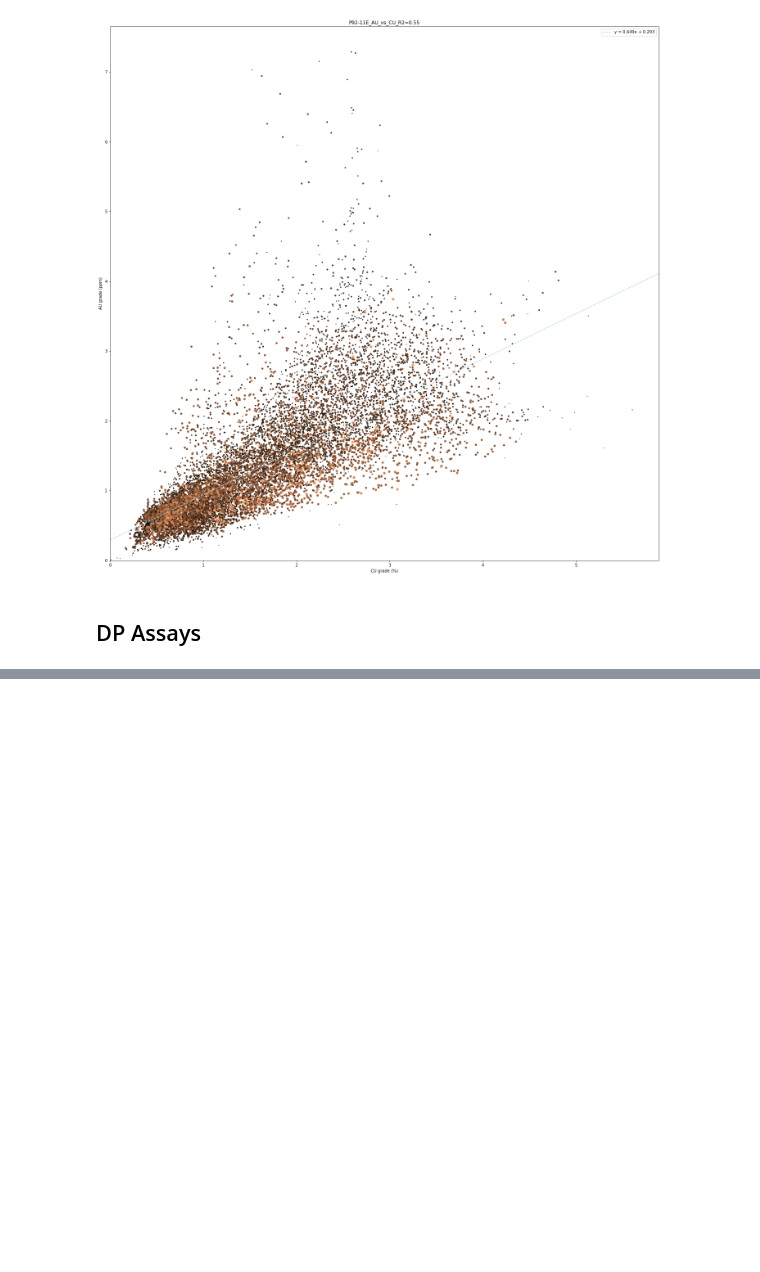
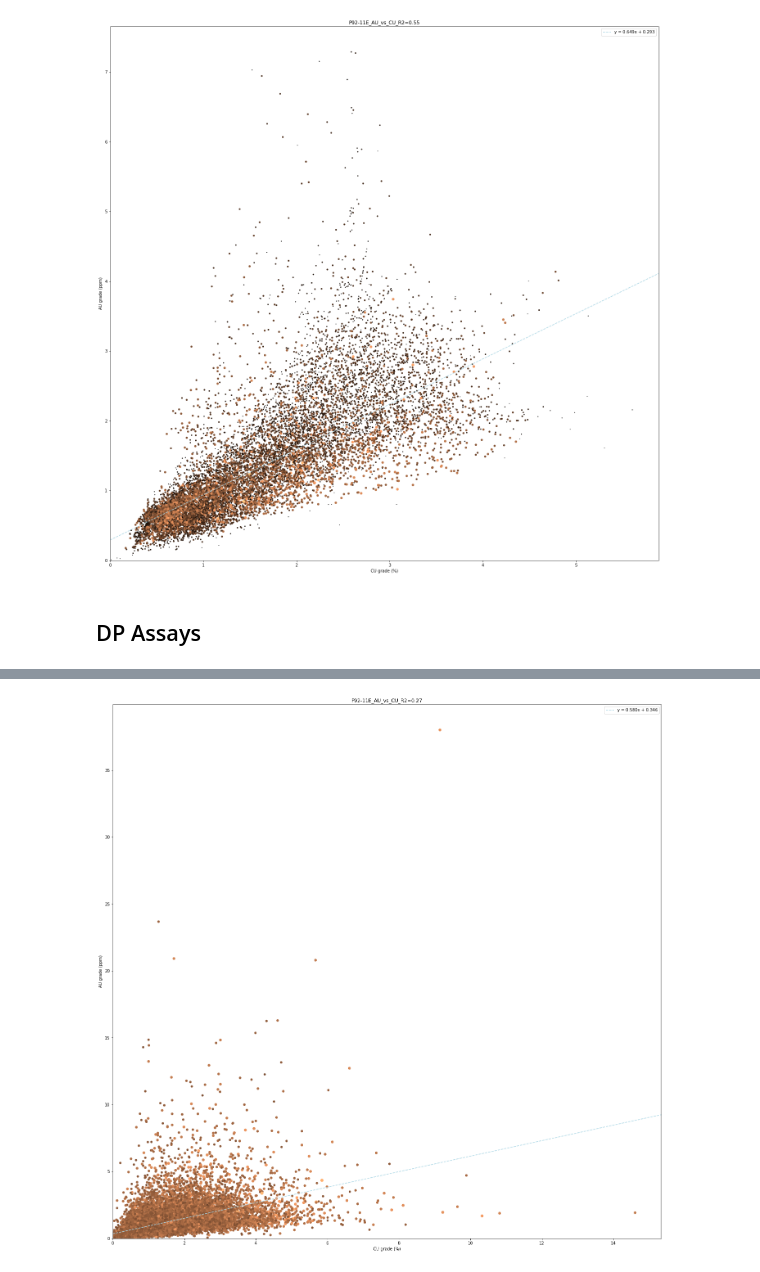
Before and after one commit to jouytrew/masters_pfti, a Jupyter notebook: notebooks/grade_analysis_compare_dp_pcbc.ipynb, the cells around one changed output, grey strips where cells are left out. Cells and saved outputs as stored; diff of their text form; code cells hidden in the pictures; blank space fills up the shorter version.

```diff
--- a/notebooks/grade_analysis_compare_dp_pcbc.ipynb
+++ b/notebooks/grade_analysis_compare_dp_pcbc.ipynb
@@ -285,0 +268,23 @@ for dhid in dhids:
+# %%
+# Perform the same code but for the master dataset
+
+fig = plt.figure()
+fig.set_size_inches(24, 24)
+ax = fig.add_subplot()
+
+w, x, y = clean_data(
+    assay['SampleWeight'],
+    assay['CU'],
+    assay['AU']
+)
+
+ax.cla()
+r2 = plot_au_vs_cu(ax, w, x, y, dhid=dhid, min_s=0.2, max_s=48)
+
+if SAVE:
+    save_loc = output_dir + f'master/'
+    if not os.path.exists(save_loc):
+        os.makedirs(save_loc)
+    fig.savefig(save_loc + f'master_DP_R2={r2:.2f}.svg', format='svg')
+# %% [output]
+[figure, added]
```
Also changed, not shown: parts of 8 cells of this notebook, 2 other files.
